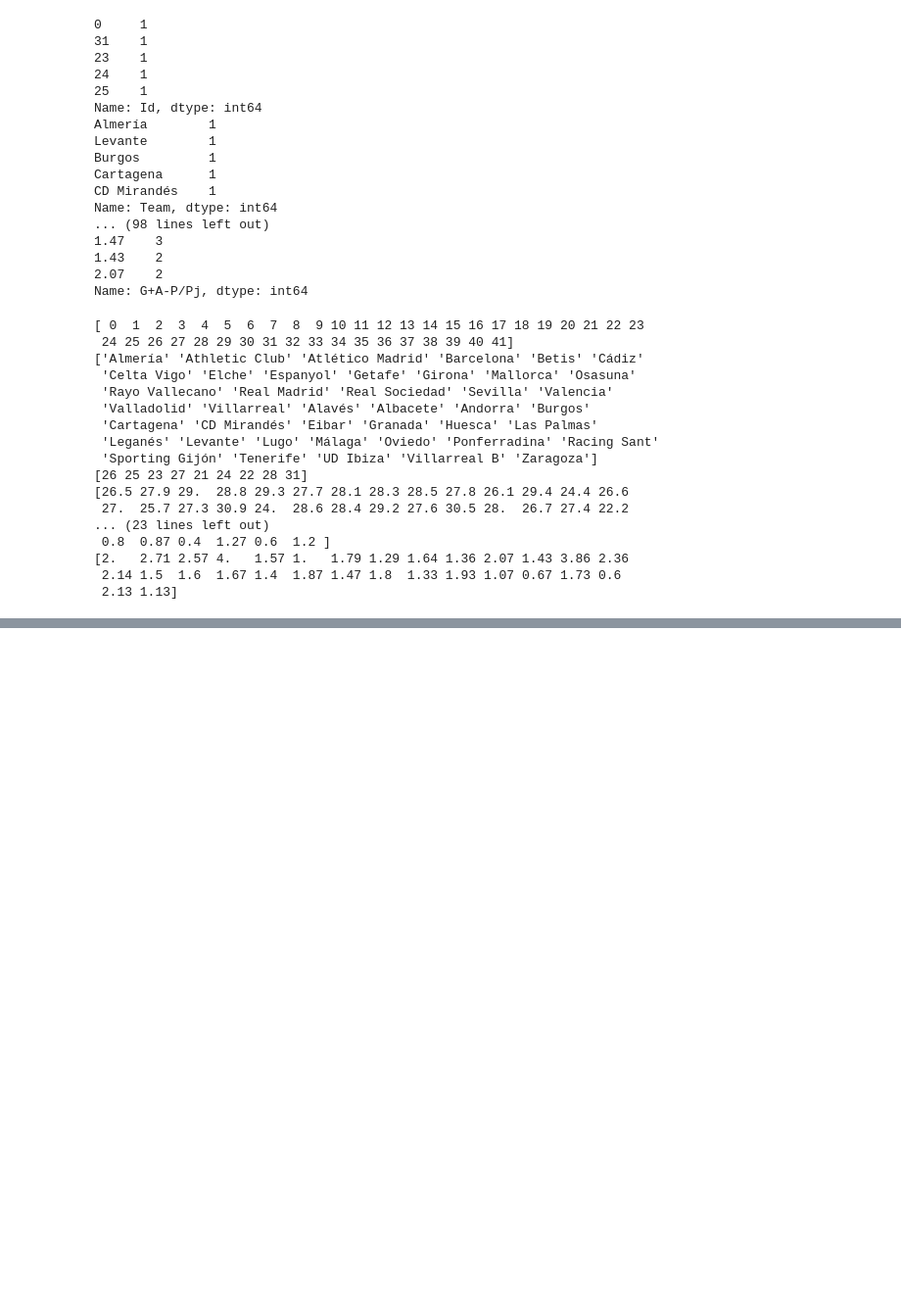
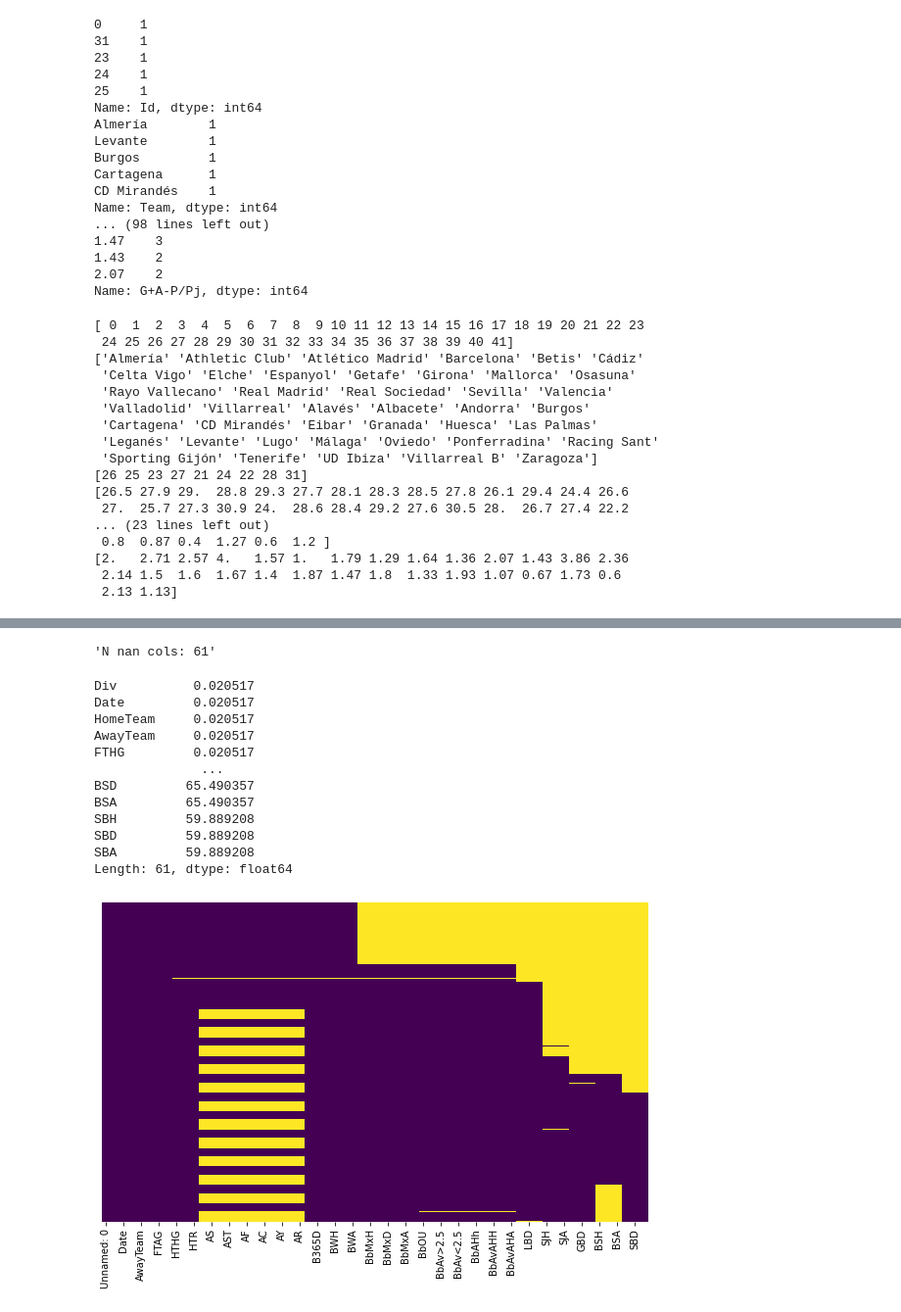
Before and after one commit to victorrmtz/Project-ETL, a Jupyter notebook: src/Limpiar.ipynb, the cells around one changed output, grey strips where cells are left out. Shown at 98% size. Drawn from its saved outputs; the diff is of its cells as text; code cells hidden in the pictures; blank space fills up the shorter version.

```diff
--- a/src/Limpiar.ipynb
+++ b/src/Limpiar.ipynb
@@ -233,0 +697,17 @@ fn.check_unique(team, team.columns)
+# %%
+fn.check_nan(match)
+# %% [output]
+'N nan cols: 61'
+Div          0.020517
+Date         0.020517
+HomeTeam     0.020517
+AwayTeam     0.020517
+FTHG         0.020517
+              ...
+BSD         65.490357
+BSA         65.490357
+SBH         59.889208
+SBD         59.889208
+SBA         59.889208
+Length: 61, dtype: float64
+[figure, added]
```
Also changed, not shown: parts of 58 cells of this notebook, 1 other file.
